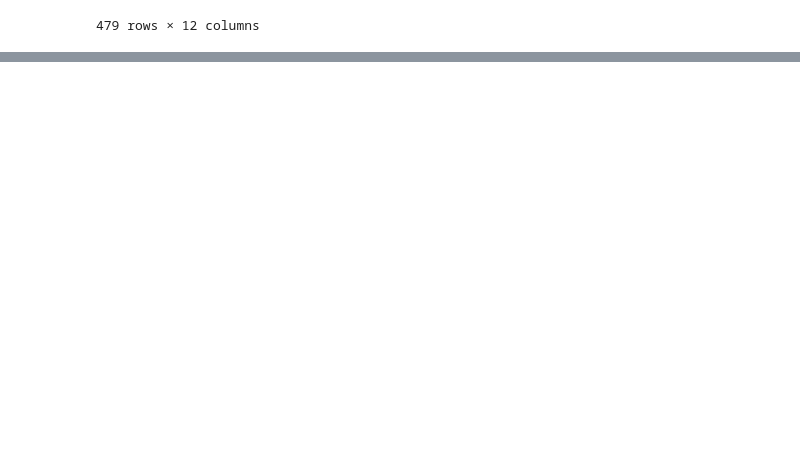
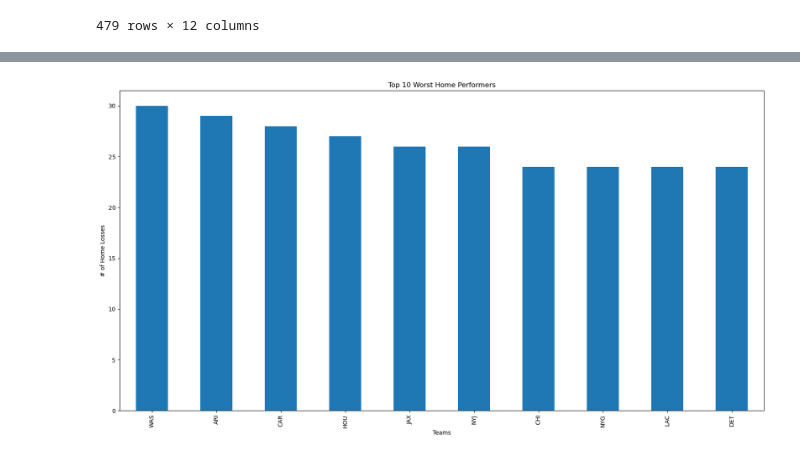
Before and after one commit to tarsian/Group_1-Project_1, a Jupyter notebook: NFL Betting/Skylor_Notebook.ipynb, the cells around one changed output, grey strips where cells are left out. Saved outputs shown, nothing was run; the diff lists cells and outputs as text; code cells hidden in the pictures; blank space fills up the shorter version.

```diff
--- a/NFL Betting/Skylor_Notebook.ipynb
+++ b/NFL Betting/Skylor_Notebook.ipynb
@@ -232,0 +269,4 @@ plt.show()
+# %%
+# Edit original DataFrame to see which teams were weakest at home.
+home_weak = clean_df[clean_df['team_home_id'] != clean_df['result']]
+home_weak
@@ -232,0 +287,4 @@ plt.show()
+# %%
+# Gather the count of home losses for each team.
+home_weak = home_weak['team_home_id'].value_counts()
+home_weak
@@ -233 +309,10 @@ plt.show()
+# %%
+# Plot the 10 teams that performed worst with home advantage.
+home_weak.head(10).plot(kind='bar', figsize=(20,10))
+plt.title('Top 10 Worst Home Performers')
+plt.xlabel('Teams')
+plt.ylabel('# of Home Losses')
+plt.show()
+# %% [output]
+[figure, added]
 # %%
```
Also changed, not shown: parts of 15 cells of this notebook.
